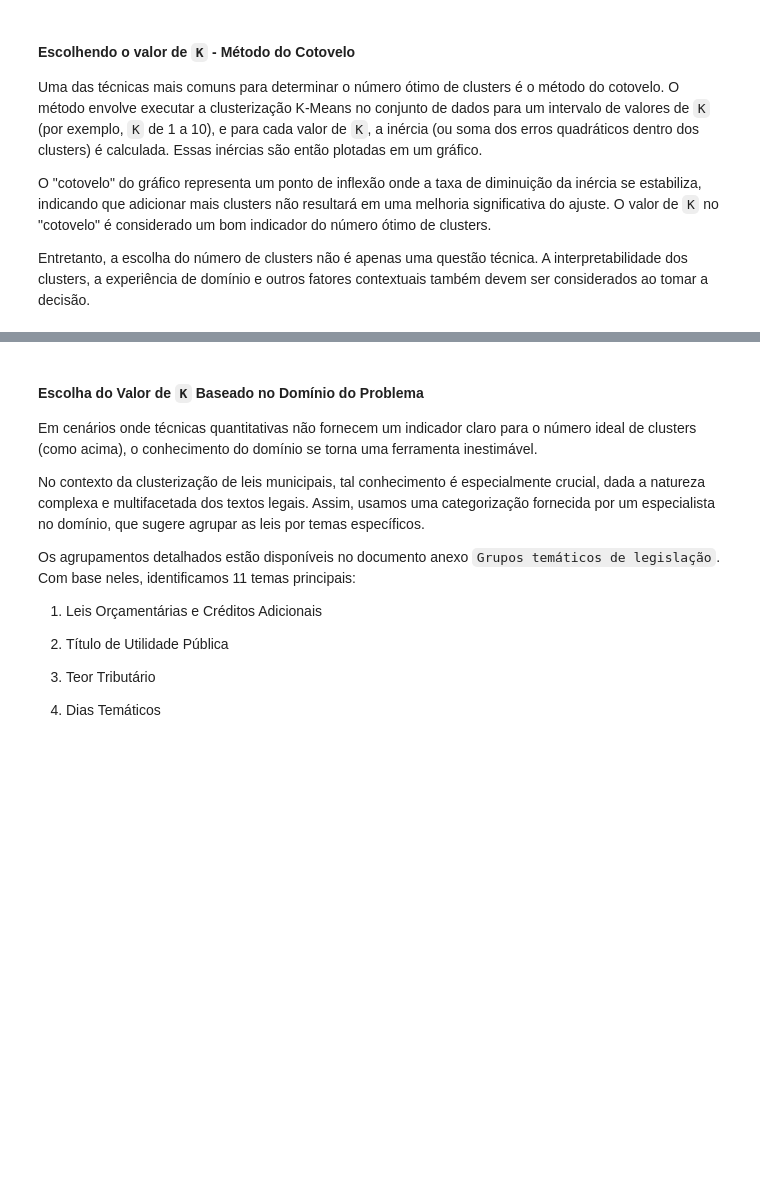
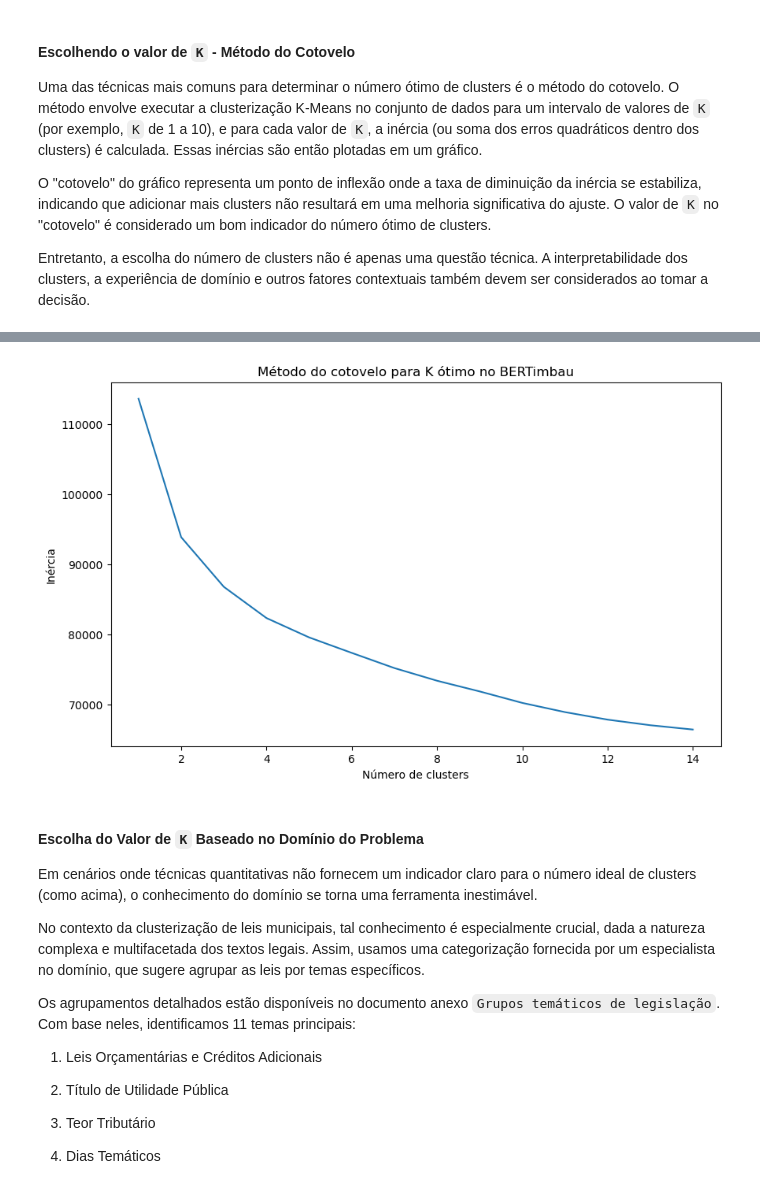
Before and after one commit to vinialbano/TCC-IFSP, a Jupyter notebook: 5-clustering.ipynb, the cells around one changed output, grey strips where cells are left out. Saved outputs shown, nothing was run; the diff lists cells and outputs as text; code cells hidden in the pictures; blank space fills up the shorter version.

```diff
--- a/5-clustering.ipynb
+++ b/5-clustering.ipynb
@@ -418,3 +411,7 @@ plt.show()
+# %%
+plot_elbow_method(X_bertimbau, "BERTimbau")
+# %% [output]
+[figure, added]
 # %% [markdown]
 #### Escolha do Valor de `K` Baseado no Domínio do Problema
 
```
Also changed, not shown: parts of 49 cells of this notebook.
